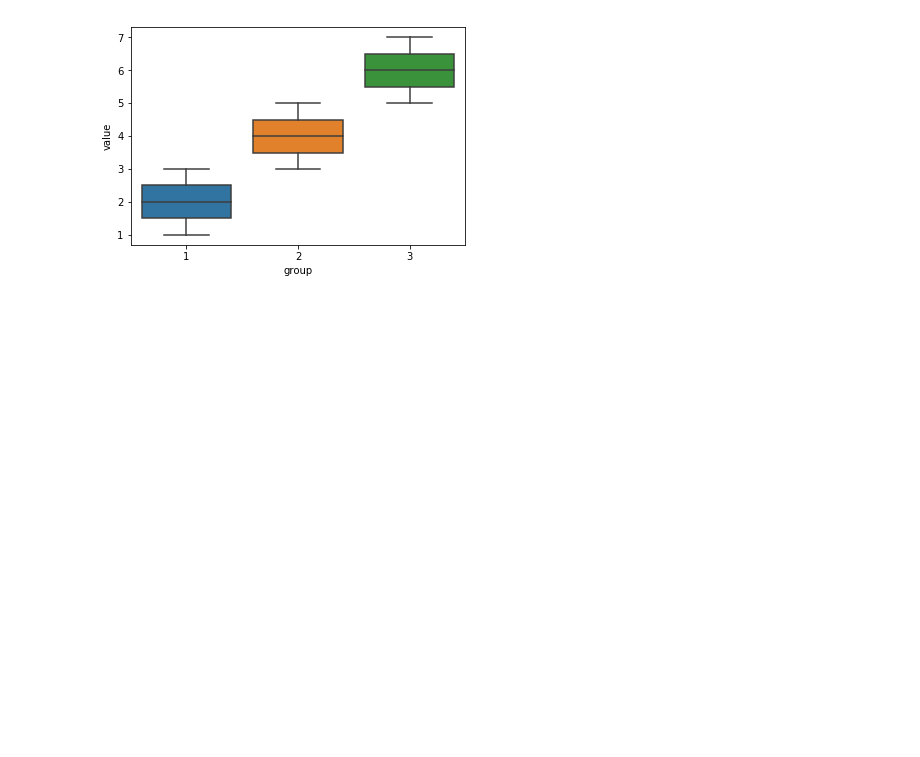
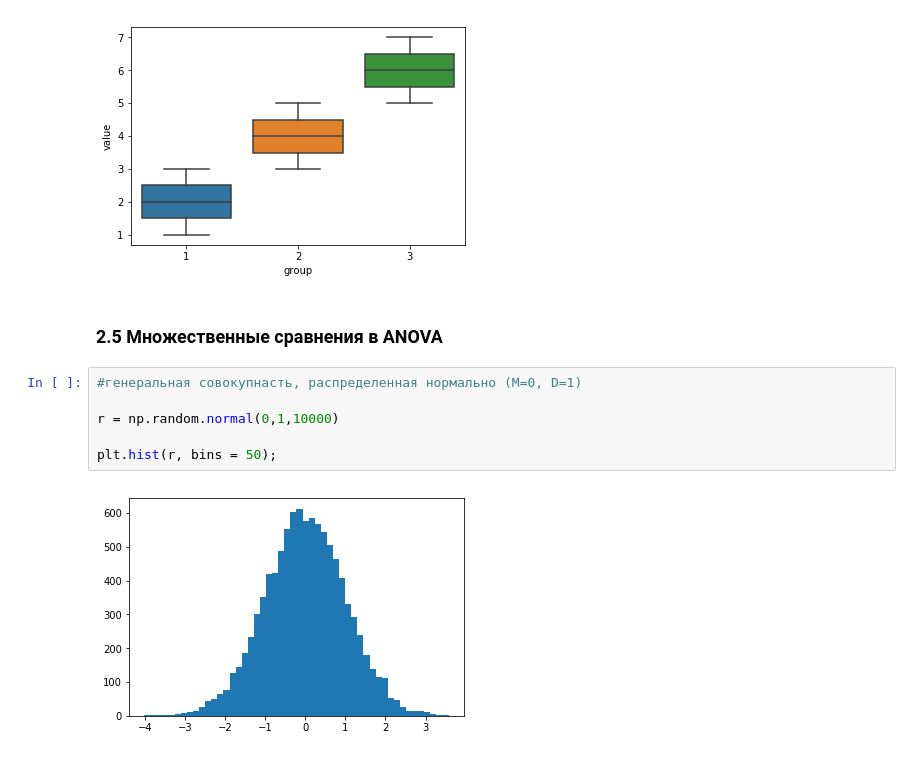
Before and after one commit to ichrnkv/education, a Jupyter notebook: stepik_stat/stat2.ipynb, the cells around one changed output. Cells and saved outputs as stored; diff of their text form; blank space fills up the shorter version.

```diff
--- a/stepik_stat/stat2.ipynb
+++ b/stepik_stat/stat2.ipynb
@@ -220,3 +220,13 @@ df['value'] = df['value'].astype('int')
 sns.boxplot(x = 'group', y = 'value', data = df);
 # %% [output]
 [figure]
+# %% [markdown]
+### 2.5 Множественные сравнения в ANOVA
+# %%
+#генеральная совокупнасть, распределенная нормально (M=0, D=1)
+
+r = np.random.normal(0,1,10000)
+
+plt.hist(r, bins = 50);
+# %% [output]
+[figure, added]
```
Also changed, not shown: parts of 9 cells of this notebook.
